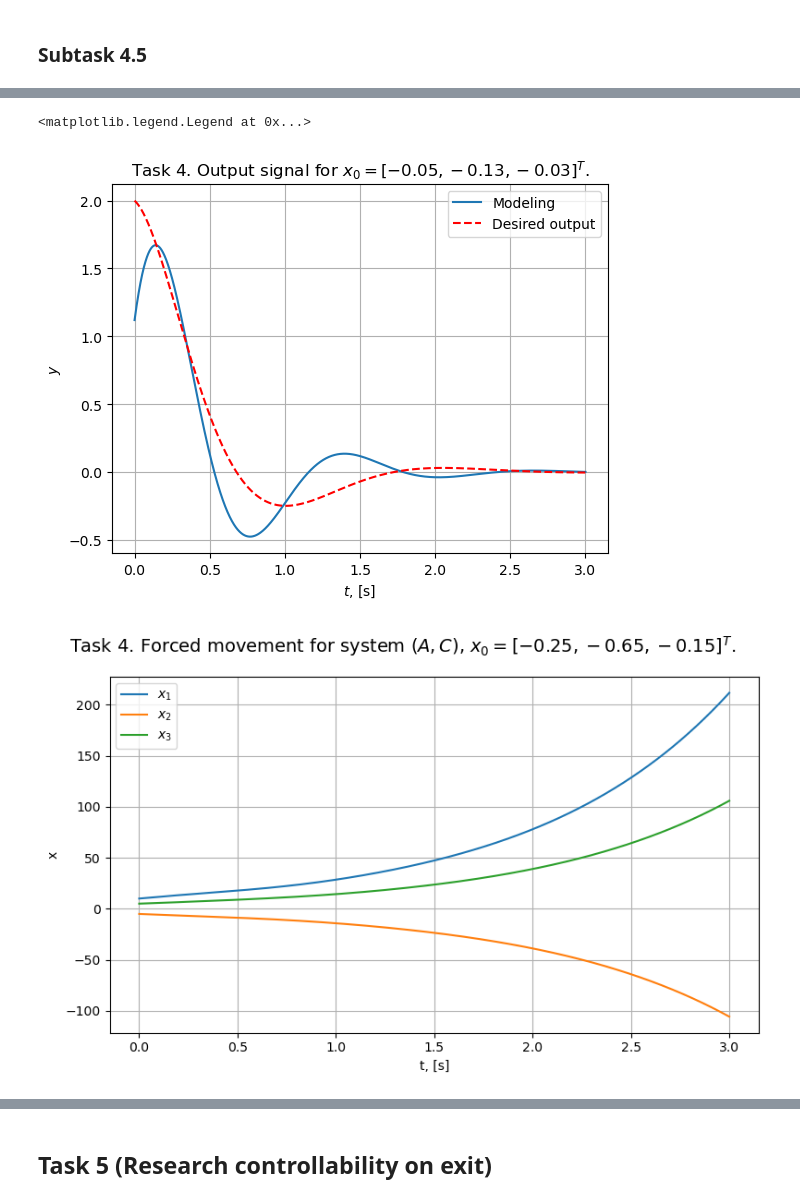
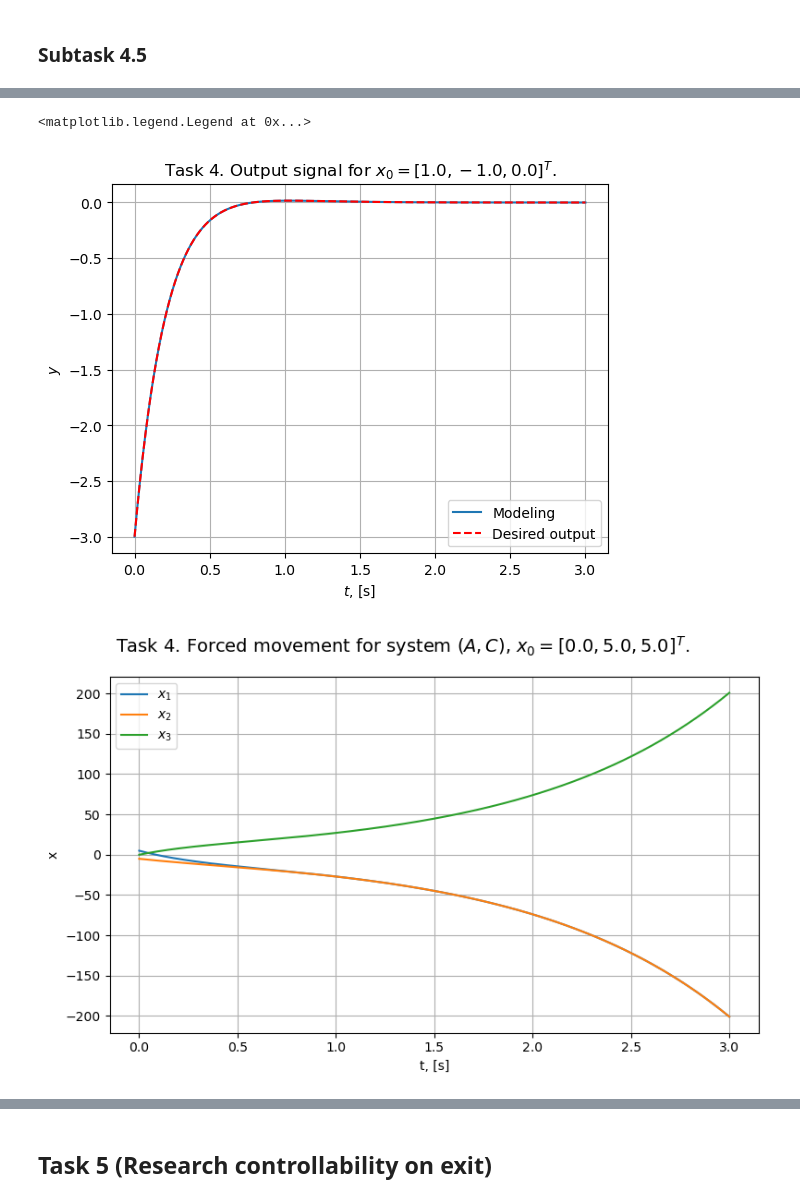
Before and after one commit to mfclabber/itmo_automatic_control_theory, a Jupyter notebook: lab1/lab1.ipynb, the cells around one changed output, grey strips where cells are left out. Saved outputs shown, nothing was run; the diff lists cells and outputs as text; code cells hidden in the pictures.

```diff
--- a/lab1/lab1.ipynb
+++ b/lab1/lab1.ipynb
@@ -241,21 +261,21 @@ A = np.array([
 ])
 
 B = np.array([
-    [3],
-    [-1],
-    [1]
+    [2],
+    [0],
+    [0]
 ])
 
 x_1_hat = np.array([
-    [-8],
+    [5],
     [3],
-    [0]
+    [-3]
 ])
 
 x_2_hat = np.array([
-    [-4],
-    [0],
-    [0]
+    [4],
+    [3],
+    [-2]
 ])
 # %% [markdown]
 ### Subtask 2.1
@@ -408,9 +428,19 @@ array([-11.05487174,  -0.24850137,   0.24850137])
 # %%
-fig, ax = plt.subplots(figsize=(8, 5))
+fig, ax = plt.subplots(figsize=(10, 10))
 fig.suptitle(f"Task 2. Forced movement for system $(A, B)$.", fontsize=14)
 
 for j in range(3):
-    ax.plot(time_2, sys_out_2.states[j,:], label=rf"$x_{{{j+1}}}$")
+    line, = ax.plot(time_2, sys_out_2.states[j, :], label=rf"$x_{{{j+1}}}$")
+    ax.scatter(time_2[-1], sys_out_2.states[j, -1], color=line.get_color(), zorder=1)
+    ax.text(time_2[-1] + 0.05, sys_out_2.states[j, -1], f"{sys_out_2.states[j, -1]:.2f}",
+            fontsize=9, color=line.get_color(), ha='left', va='bottom')
+
+
+y_min = min(sys_out_2.states.flatten())
+y_max = max(sys_out_2.states.flatten())
+ax.set_yticks([i * 0.5 for i in range(int(y_min * 2), int(y_max * 2) + 1)])
+
+ax.tick_params(axis='y', labelsize=8)
 
 ax.set_xlabel("t, [s]")
 ax.set_ylabel("x")
@@ -598,14 +628,14 @@ plt.legend()
 ## Task 4 (Another research observability)
 # %%
 A = np.array([
-    [-18, -47, -9],
-    [8, 19, 2],
-    [-3, -11, -4]
+    [-10, 3, -8],
+    [-5, 0, -6],
+    [6, -4, 3]
 ])
 
-C = np.array([[0, -7, -7]])
+C = np.array([[0, 3, 3]])
 
-y = 2 * sympy.exp(-2*t)*sympy.cos(3*t) + sympy.exp(-2*t)*sympy.sin(3*t)
+y = -3 * sympy.exp(-4*t)*sympy.cos(t) + 3*sympy.exp(-4*t)*sympy.sin(t)
 # %%
 y
 # %% [output]
@@ -760,32 +790,32 @@ y_func = lambdify(t,y,"numpy")
 
 plt.plot(time_4,sys_out_4.outputs,label="Modeling")
 plt.plot(time_4,y_func(time_4),"r--",label="Desired output")
-plt.title("Task 4. Output signal for $x_0=[-0.05,-0.13,-0.03]^T$.")
+plt.title("Task 4. Output signal for $x_0=[1.0,-1.0,0.0]^T$.")
 plt.xlabel(f"$t$, [s]")
 plt.ylabel(f"$y$")
 plt.grid()
 plt.legend()
 # %% [output]
 <matplotlib.legend.Legend at 0x...>
-[figure, old version]
+[figure, new version]
 # %%
-sys_out_4 = ctrl.forced_response(system_4,U=u_s_4,X0=x_0+5*np.array([2,-1,1]).reshape((-1,1)),T=time_4)
+sys_out_4 = ctrl.forced_response(system_4,U=u_s_4,X0=x_0+4*np.array([1,-1,0]).reshape((-1,1)),T=time_4)
 # %%
 fig, ax = plt.subplots(figsize=(8, 5))
-fig.suptitle(f"Task 4. Forced movement for system $(A, C)$, $x_0=[-0.25,-0.65,-0.15]^T$.", fontsize=14)
+fig.suptitle(f"Task 4. Forced movement for system $(A, C)$, $x_0=[0.0,5.0,5.0]^T$.", fontsize=14)
 
 for j in range(3):
     ax.plot(time_4, sys_out_4.states[j,:], label=rf"$x_{{{j+1}}}$")
 
 ax.set_xlabel("t, [s]")
 ax.set_ylabel("x")
 ax.grid(True)
 ax.legend()
 
 plt.tight_layout()
 plt.show()
 # %% [output]
-[figure, old version]
+[figure, new version]
 # %%
 plt.plot(time_4,sys_out_4.outputs,label="Modeling")
 plt.plot(time_4,y_func(time_4),"r--",label="Desired output")
```
Also changed, not shown: parts of 34 cells of this notebook, 14 other files.
